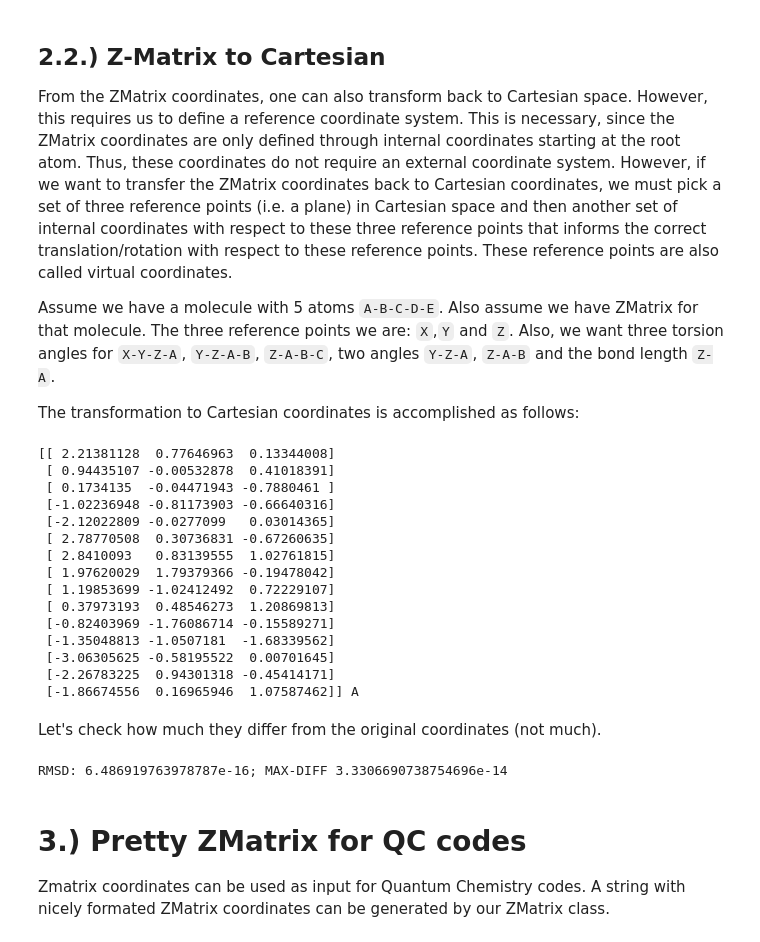
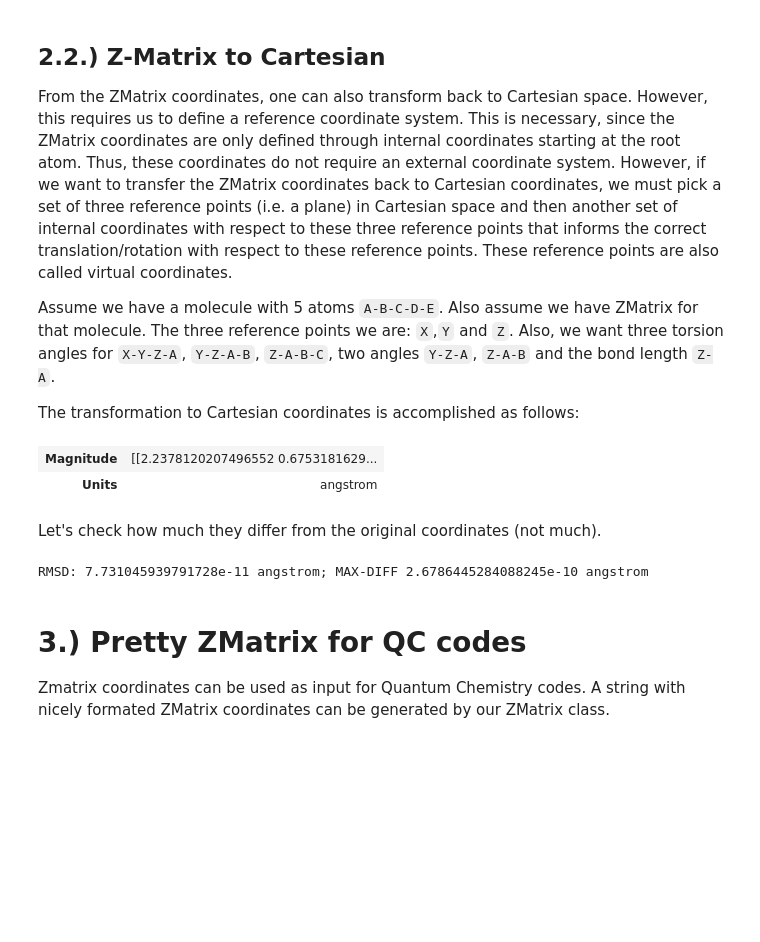
Before and after one commit to wutobias/r2z, a Jupyter notebook: examples/zmatrix-demo.ipynb, the cells around one changed output. Drawn from its saved outputs; the diff is of its cells as text; code cells hidden in the pictures; blank space fills up the shorter version.

```diff
--- a/examples/zmatrix-demo.ipynb
+++ b/examples/zmatrix-demo.ipynb
@@ -78,48 +82,35 @@ Assume we have a molecule with 5 atoms `A-B-C-D-E`. Also assume we have ZMatrix
 The transformation to Cartesian coordinates is accomplished as follows:
 # %%
 ### Our reference points are just the coordinate axis in the lab frame
-ref       = np.eye(3)*unit.angstrom
+ref       = np.eye(3)*ureg.angstrom
 
 ### Next, build the virtual coordinates.
 ### First, one bond length
 virtual_bond   = pts_to_bond(ref[:,2], cart_crds[zm.z[0][0]])
 ### Second, two angles
 virtual_angles = [pts_to_angle(ref[:,1], ref[:,2], cart_crds[zm.z[0][0]]),
                   pts_to_angle(ref[:,2], cart_crds[zm.z[0][0]], cart_crds[zm.z[1][0]])]
 ### Third, three dihedrals
 virtual_dihedrals = [pts_to_dihedral(ref[:,0], ref[:,1], ref[:,2], cart_crds[zm.z[0][0]]),
                      pts_to_dihedral(ref[:,1], ref[:,2], cart_crds[zm.z[0][0]], cart_crds[zm.z[1][0]]),
                      pts_to_dihedral(ref[:,2], cart_crds[zm.z[0][0]], cart_crds[zm.z[1][0]], cart_crds[zm.z[2][0]])]
 
 ### Freed the ZMatrix coordinates with the virtual coordinates into the
 ### the ZMatrix object
 cart_from_z = zm.build_cart_crds(z_crds, virtual_bond,
                                  virtual_angles, virtual_dihedrals, ref)
-print(cart_from_z.in_units_of(unit.angstrom))
+cart_from_z.to(ureg.angstrom)
 # %% [output]
-[[ 2.21381128  0.77646963  0.13344008]
- [ 0.94435107 -0.00532878  0.41018391]
- [ 0.1734135  -0.04471943 -0.7880461 ]
- [-1.02236948 -0.81173903 -0.66640316]
- [-2.12022809 -0.0277099   0.03014365]
- [ 2.78770508  0.30736831 -0.67260635]
- [ 2.8410093   0.83139555  1.02761815]
- [ 1.97620029  1.79379366 -0.19478042]
- [ 1.19853699 -1.02412492  0.72229107]
- [ 0.37973193  0.48546273  1.20869813]
- [-0.82403969 -1.76086714 -0.15589271]
- [-1.35048813 -1.0507181  -1.68339562]
- [-3.06305625 -0.58195522  0.00701645]
- [-2.26783225  0.94301318 -0.45414171]
- [-1.86674556  0.16965946  1.07587462]] A
+| Magnitude | [[2.2378120207496552 0.6753181629... |
+| Units | angstrom |
 # %% [markdown]
 Let's check how much they differ from the original coordinates (not much).
 # %%
 rmsd = calc_rmsd(cart_from_z, cart_crds)
 max_diff = calc_max(cart_from_z, cart_crds)
-print(f'RMSD: {rmsd._value}; MAX-DIFF {max_diff._value}')
+print(f'RMSD: {rmsd}; MAX-DIFF {max_diff}')
 # %% [output]
-RMSD: 6.486919763978787e-16; MAX-DIFF 3.3306690738754696e-14
+RMSD: 7.731045939791728e-11 angstrom; MAX-DIFF 2.6786445284088245e-10 angstrom
 # %% [markdown]
 # 3.) Pretty ZMatrix for QC codes
 
```
Also changed, not shown: parts of 11 cells of this notebook, 5 other files.
